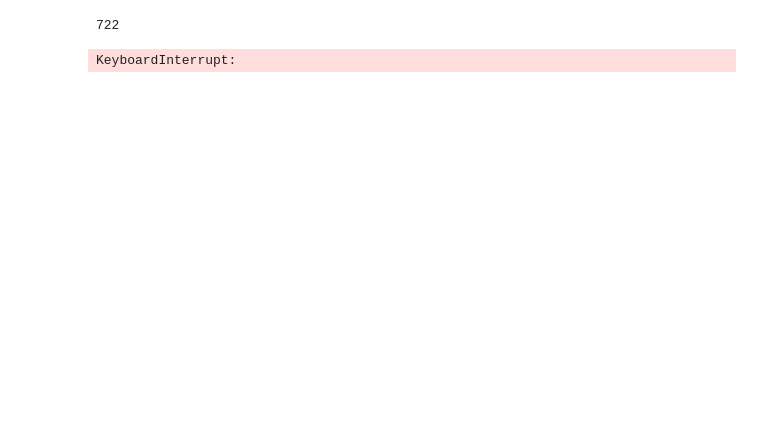
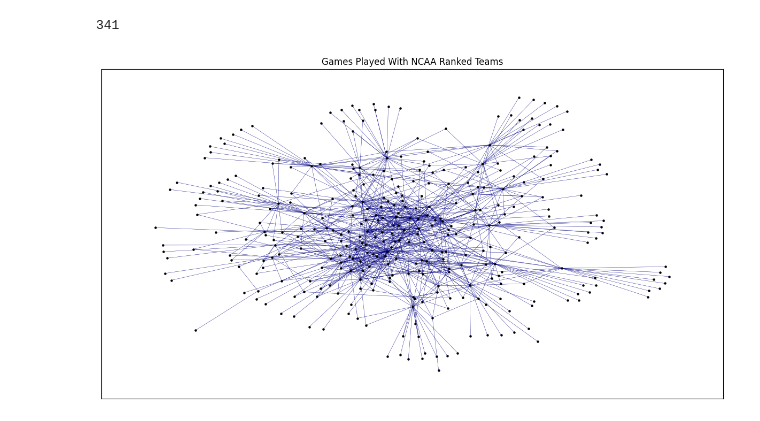
Before and after one commit to cbobowic/BMCM2024, a Jupyter notebook: data_analysis.ipynb, the cells around one changed output. Drawn from its saved outputs; the diff is of its cells as text; code cells hidden in the pictures; blank space fills up the shorter version.

```diff
--- a/data_analysis.ipynb
+++ b/data_analysis.ipynb
@@ -102,0 +9,3 @@ print(teams)
+# %%
+all_data = pd.read_pickle('./data/all_data.pkl')
+print(all_data)
@@ -103,35 +27,33 @@ print(teams)
 # %%
-plt.figure(figsize=(10, 6)) # Width and height in inches
+plt.figure(figsize=(15, 8)) # Width and height in inches
 
-G = nx.DiGraph()
+G = nx.Graph()
 
 # Add nodes and edges
-for team, opponents in teams.items():
-    for opponent, avg_points in opponents.items():
-        if avg_points:
-            G.add_edge(team, opponent, weight=avg_points)
+for index, row in all_data.iterrows():
+    G.add_edge(row['Team'], row['Opponent'])
 
 # Define the position of nodes
-pos = nx.kamada_kawai_layout(G)
+pos = nx.spring_layout(G)
 
 # Draw nodes
-nx.draw_networkx_nodes(G, pos, node_size = 3)
+nx.draw_networkx_nodes(G, pos, node_size = 5, node_color='black')
 
 print(len(G.nodes))
 
 # Draw edges with labels (weights)
 edges = G.edges(data=True)
-nx.draw_networkx_edges(G, pos, edgelist=edges, width = 0.3)
+nx.draw_networkx_edges(G, pos, edgelist=edges, width = 0.3, edge_color='navy')
 
 # edge_labels = {(u, v): d['weight'] for u, v, d in edges}
 # nx.draw_networkx_edge_labels(G, pos, edge_labels=edge_labels)
 
 # Draw node labels
 # nx.draw_networkx_labels(G, pos, font_size=12, font_color='black')
 
 # Display the graph
-plt.title('Directed Graph with Weighted Edges')
+plt.title('Games Played With NCAA Ranked Teams')
 plt.show()
 # %% [output]
-722
+341
-KeyboardInterrupt:
+[figure, added]
```
Also changed, not shown: parts of 7 cells of this notebook, 2 other files.
